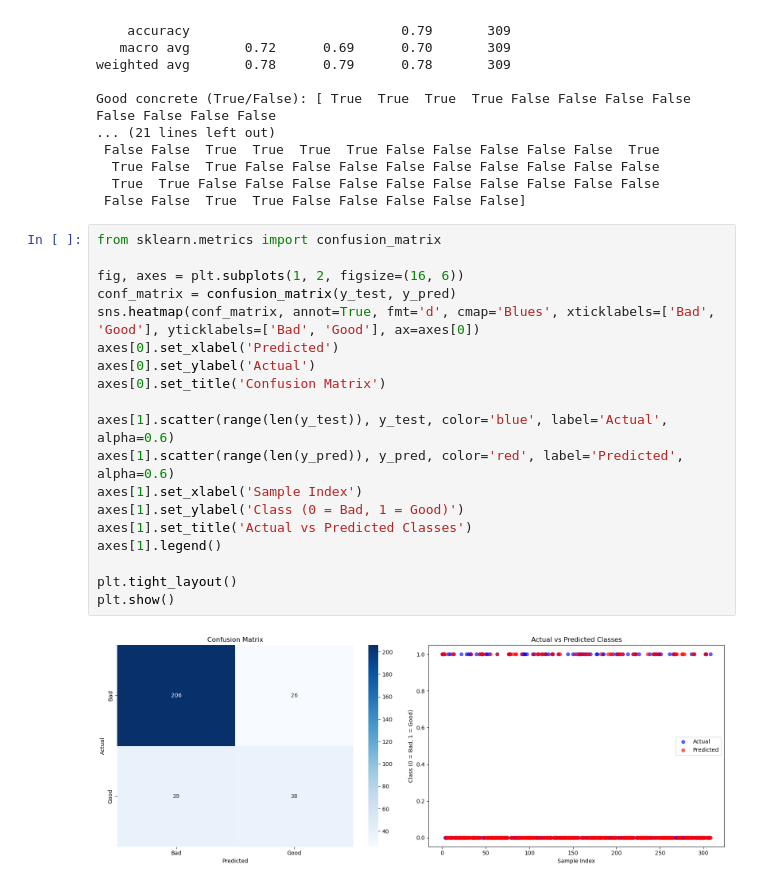
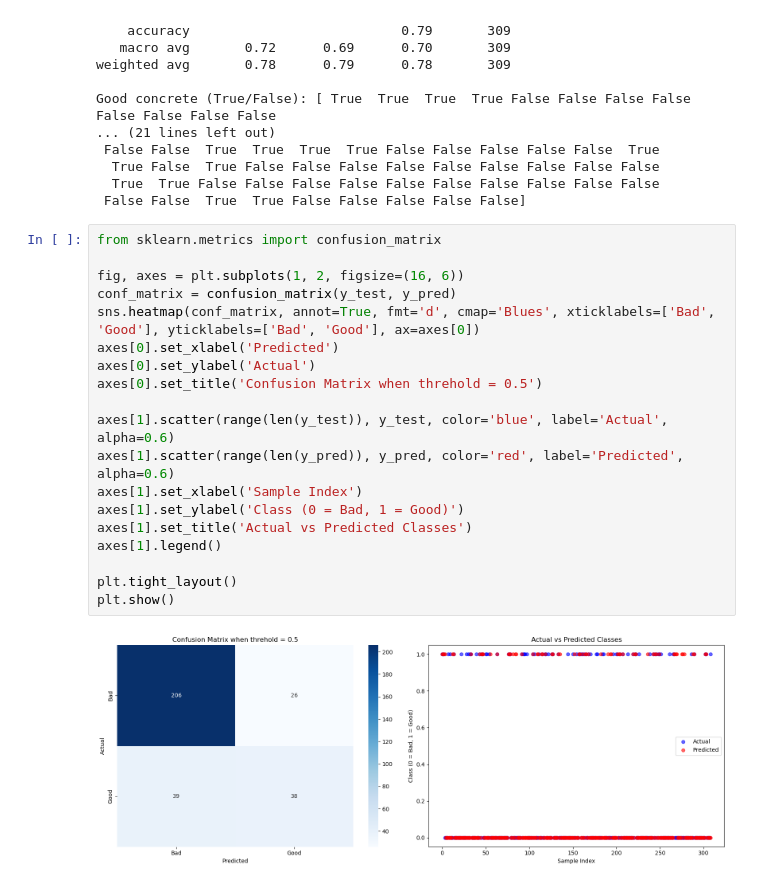
Before and after one commit to Wanwan-Laang/MSE598, a Jupyter notebook: April.ipynb, the cells around one changed output. Saved outputs shown, nothing was run; the diff lists cells and outputs as text.

```diff
--- a/April.ipynb
+++ b/April.ipynb
@@ -55,21 +55,21 @@ Good concrete (True/False): [ True  True  True  True False False False False Fal
 # %%
 from sklearn.metrics import confusion_matrix
 
 fig, axes = plt.subplots(1, 2, figsize=(16, 6))
 conf_matrix = confusion_matrix(y_test, y_pred)
 sns.heatmap(conf_matrix, annot=True, fmt='d', cmap='Blues', xticklabels=['Bad', 'Good'], yticklabels=['Bad', 'Good'], ax=axes[0])
 axes[0].set_xlabel('Predicted')
 axes[0].set_ylabel('Actual')
-axes[0].set_title('Confusion Matrix')
+axes[0].set_title('Confusion Matrix when threhold = 0.5')
 
 axes[1].scatter(range(len(y_test)), y_test, color='blue', label='Actual', alpha=0.6)
 axes[1].scatter(range(len(y_pred)), y_pred, color='red', label='Predicted', alpha=0.6)
 axes[1].set_xlabel('Sample Index')
 axes[1].set_ylabel('Class (0 = Bad, 1 = Good)')
 axes[1].set_title('Actual vs Predicted Classes')
 axes[1].legend()
 
 plt.tight_layout()
 plt.show()
 # %% [output]
-[figure, old version]
+[figure, new version]
```
